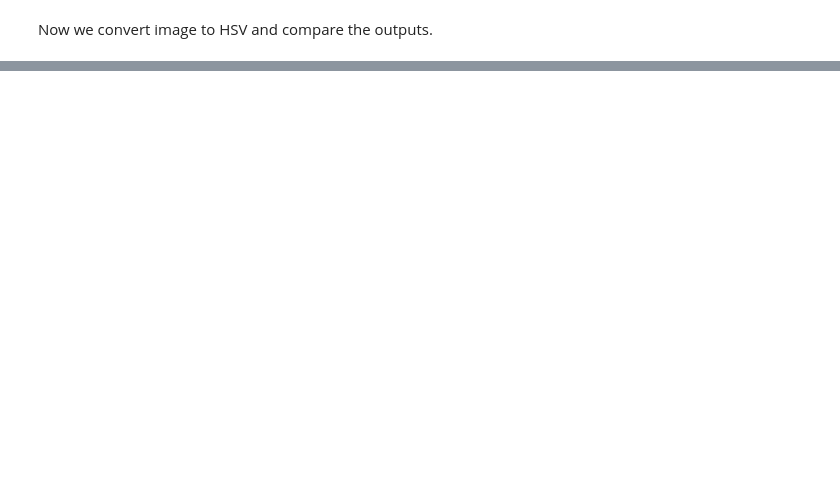
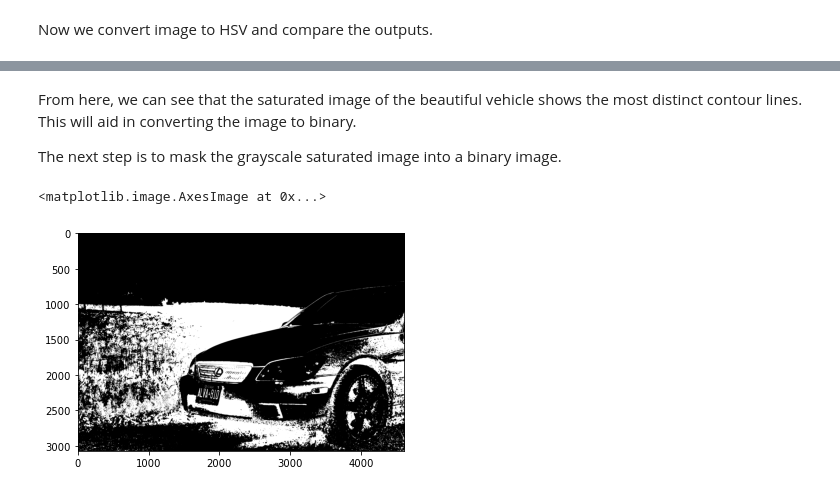
Before and after one commit to Neelxm10/cv-lab3, a Jupyter notebook: cv-lab3.ipynb, the cells around one changed output, grey strips where cells are left out. Drawn from its saved outputs; the diff is of its cells as text; code cells hidden in the pictures; blank space fills up the shorter version.

```diff
--- a/cv-lab3.ipynb
+++ b/cv-lab3.ipynb
@@ -183,0 +190,10 @@ plt.show()
+# %% [markdown]
+From here, we can see that the saturated image of the beautiful vehicle shows the most distinct contour lines. This will aid in converting the image to binary.
+
+The next step is to mask the grayscale saturated image into a binary image.
+# %%
+ret1, mask1 = cv2.threshold(imgSatLex, 110, 210,cv2.THRESH_BINARY)
+plt.imshow( mask1, cmap = plt.cm.gray)
+# %% [output]
+<matplotlib.image.AxesImage at 0x...>
+[figure, added]
```
Also changed, not shown: parts of 17 cells of this notebook.
